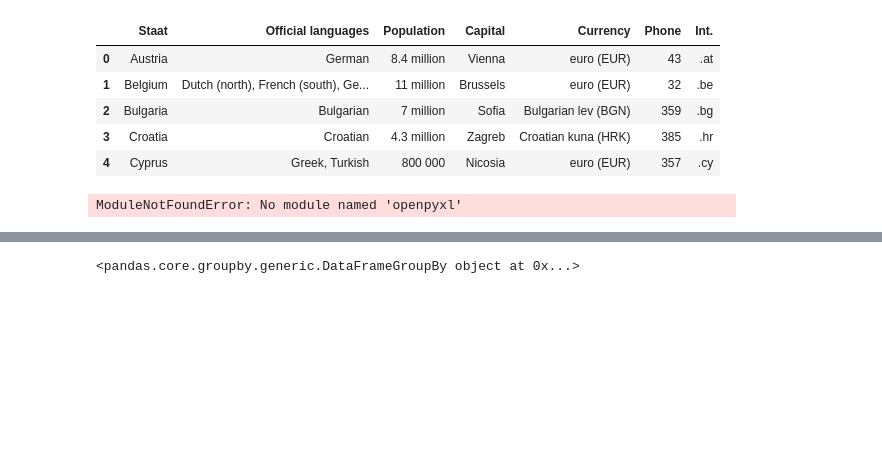
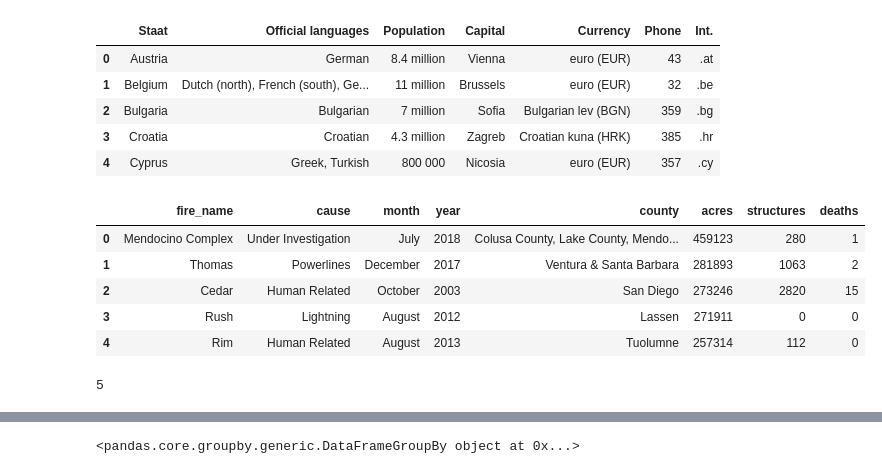
Before and after one commit to ElieAssaf33/course-python-basic, a Jupyter notebook: My Stuff/pandas_uzduotys.ipynb, the cells around one changed output, grey strips where cells are left out. Cells and saved outputs as stored; diff of their text form; code cells hidden in the pictures; blank space fills up the shorter version.

```diff
--- a/My Stuff/pandas_uzduotys.ipynb
+++ b/My Stuff/pandas_uzduotys.ipynb
@@ -16,6 +18,3 @@ countries
 | 4 | Cyprus | Greek, Turkish | 800 000 | Nicosia | euro (EUR) | 357 | .cy |
 # %%
 countries.to_csv('countries.csv',index=False)
-countries.to_excel('countries.xlsx', 'Sheet1', index=False)
-# %% [output]
-ModuleNotFoundError: No module named 'openpyxl'
@@ -21,0 +27,14 @@ ModuleNotFoundError: No module named 'openpyxl'
+# %%
+fires = pd.read_csv('top_20_CA_wildfires.csv')
+fires.head()
+# %% [output]
+|  | fire_name | cause | month | year | county | acres | structures | deaths |
+| 0 | Mendocino Complex | Under Investigation | July | 2018 | Colusa County, Lake County, Mendo... | 459123 | 280 | 1 |
+| 1 | Thomas | Powerlines | December | 2017 | Ventura & Santa Barbara | 281893 | 1063 | 2 |
+| 2 | Cedar | Human Related | October | 2003 | San Diego | 273246 | 2820 | 15 |
+| 3 | Rush | Lightning | August | 2012 | Lassen | 271911 | 0 | 0 |
+| 4 | Rim | Human Related | August | 2013 | Tuolumne | 257314 | 112 | 0 |
+# %%
+len(fires['cause'].unique())
+# %% [output]
+5
```
Also changed, not shown: parts of 29 cells of this notebook, 4 other files.
